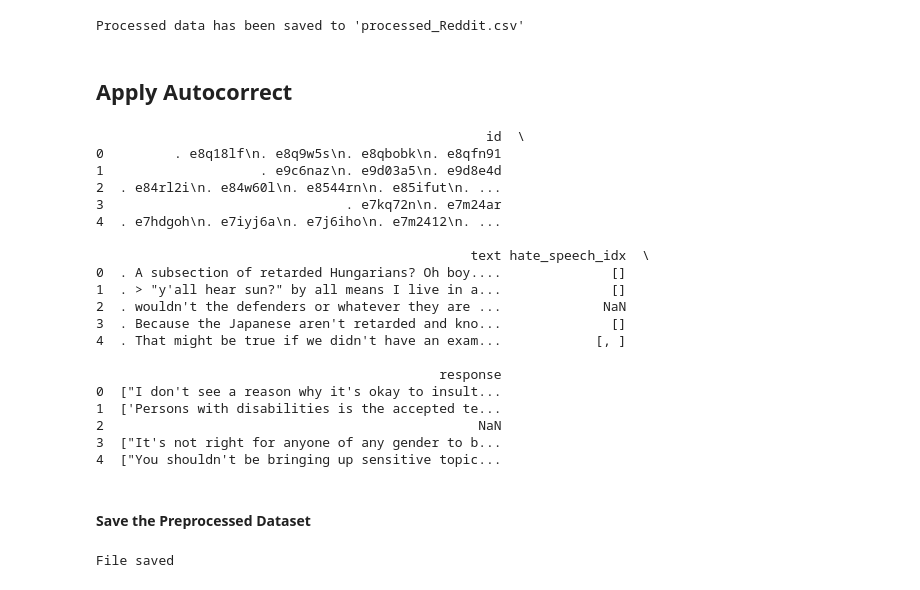
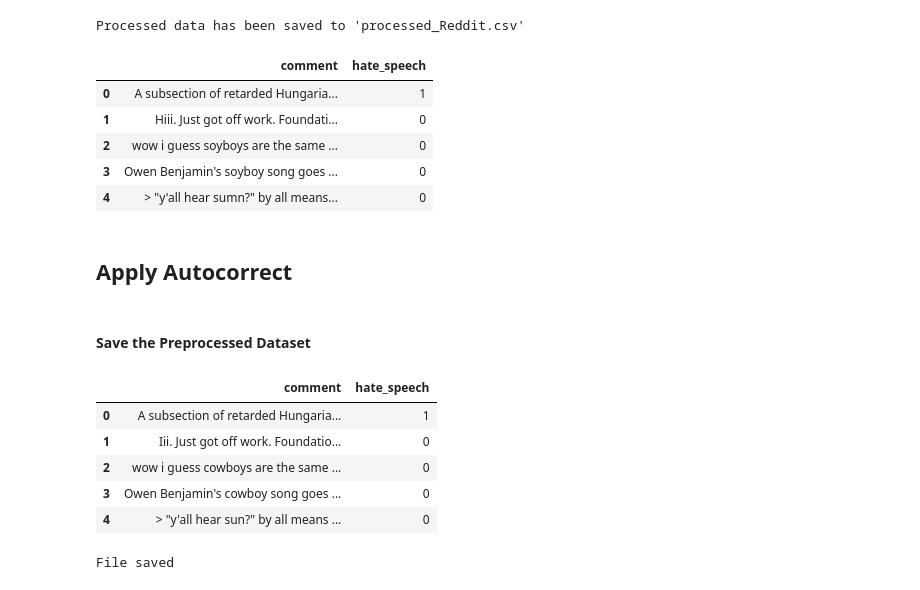
Before and after one commit to spring-board-b2-hate-speech/Group-3, a Jupyter notebook: Data_Preprocess/DataPreprocessing.ipynb, the cells around one changed output. Saved outputs shown, nothing was run; the diff lists cells and outputs as text; code cells hidden in the pictures.

```diff
--- a/Data_Preprocess/DataPreprocessing.ipynb
+++ b/Data_Preprocess/DataPreprocessing.ipynb
@@ -711,63 +719,14 @@ df.to_csv(output_file_path, index=False)
 print(f"Processed data has been saved to '{output_file_path}'")
 # %% [output]
 Processed data has been saved to 'processed_Reddit.csv'
+# %%
+df.head()
+# %% [output]
+|  | comment | hate_speech |
+| 0 | A subsection of retarded Hungaria... | 1 |
+| 1 | Hiii. Just got off work. Foundati... | 0 |
+| 2 | wow i guess soyboys are the same ... | 0 |
+| 3 | Owen Benjamin's soyboy song goes ... | 0 |
+| 4 | > "y'all hear sumn?" by all means... | 0 |
 # %% [markdown]
 ## Apply Autocorrect
-# %%
-import pandas as pd
-from autocorrect import Speller
-from concurrent.futures import ThreadPoolExecutor
-from tqdm import tqdm
-
-# Read the CSV file
-df = pd.read_csv('processed_Reddit.csv')
-
-# Initialize the spell checker
-spell = Speller()
-
-# Define the autocorrect function
-def autocorrect_text(text):
-    if isinstance(text, str):
-        return spell(text)
-    return text
-
-# Function to apply autocorrect in parallel
-def parallel_apply(data, func, workers=4):
-    with ThreadPoolExecutor(max_workers=workers) as executor:
-        results = list(tqdm(executor.map(func, data), total=len(data)))
-    return results
-
-# Choose the columns to apply autocorrect
-target_columns = ['text', 'response']
-
-# Apply autocorrect to each target column in parallel
-for column in target_columns:
-    df[column] = parallel_apply(df[column], autocorrect_text)
-
-# Save the processed DataFrame to a new CSV file
-output_file_path = 'processed_Reddit_autocorrected.csv'
-df.to_csv(output_file_path, index=False)
-
-# Display the first few rows to confirm changes
-print(df.head())
-# %% [output]
-                                                  id  \
-0         . e8q18lf\n. e8q9w5s\n. e8qbobk\n. e8qfn91
-1                    . e9c6naz\n. e9d03a5\n. e9d8e4d
-2  . e84rl2i\n. e84w60l\n. e8544rn\n. e85ifut\n. ...
-3                               . e7kq72n\n. e7m24ar
-4  . e7hdgoh\n. e7iyj6a\n. e7j6iho\n. e7m2412\n. ...
-
-                                                text hate_speech_idx  \
-0  . A subsection of retarded Hungarians? Oh boy....              []
-1  . > "y'all hear sun?" by all means I live in a...              []
-2  . wouldn't the defenders or whatever they are ...             NaN
-3  . Because the Japanese aren't retarded and kno...              []
-4  . That might be true if we didn't have an exam...            [, ]
-
-                                            response
-0  ["I don't see a reason why it's okay to insult...
-1  ['Persons with disabilities is the accepted te...
-2                                                NaN
-3  ["It's not right for anyone of any gender to b...
-4  ["You shouldn't be bringing up sensitive topic...
@@ -774,5 +767,14 @@ print(df.head())
 # %% [markdown]
 #### Save the Preprocessed Dataset
+# %%
+df.head()
+# %% [output]
+|  | comment | hate_speech |
+| 0 | A subsection of retarded Hungaria... | 1 |
+| 1 | Iii. Just got off work. Foundatio... | 0 |
+| 2 | wow i guess cowboys are the same ... | 0 |
+| 3 | Owen Benjamin's cowboy song goes ... | 0 |
+| 4 | > "y'all hear sun?" by all means ... | 0 |
 # %%
 df.to_csv('Reddit_final.csv', index=False)
 print("File saved")
```
Also changed, not shown: parts of 3 cells of this notebook.
